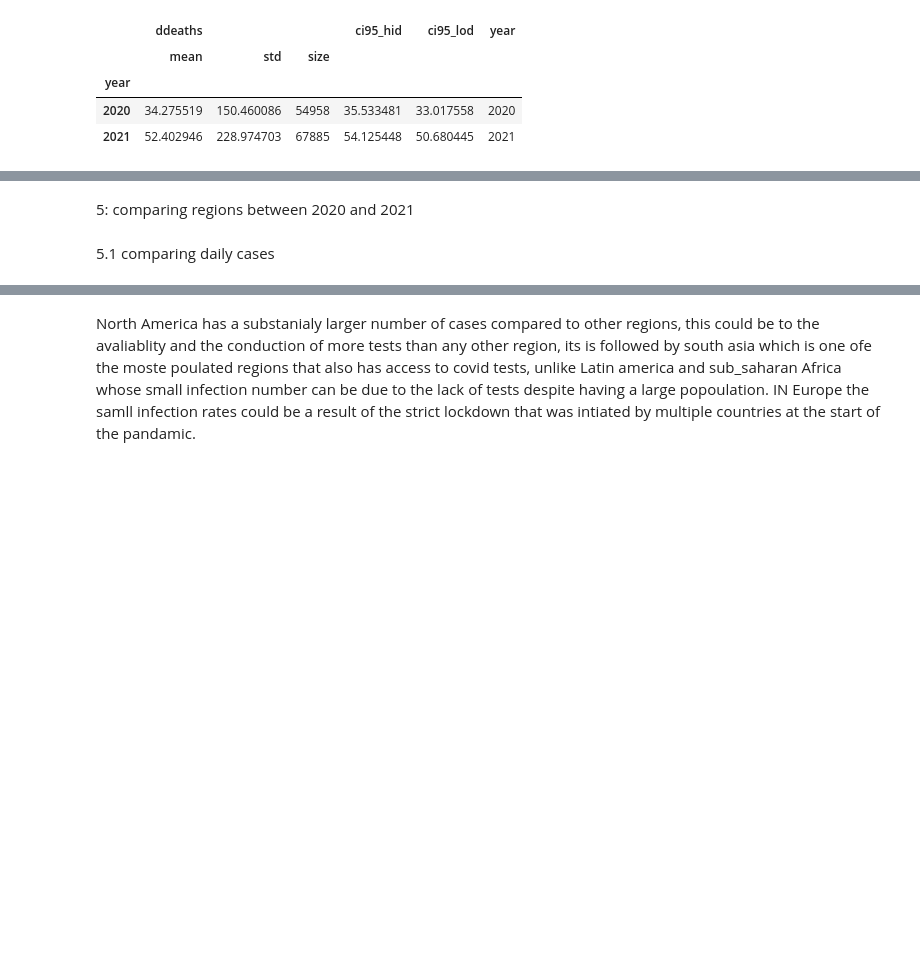
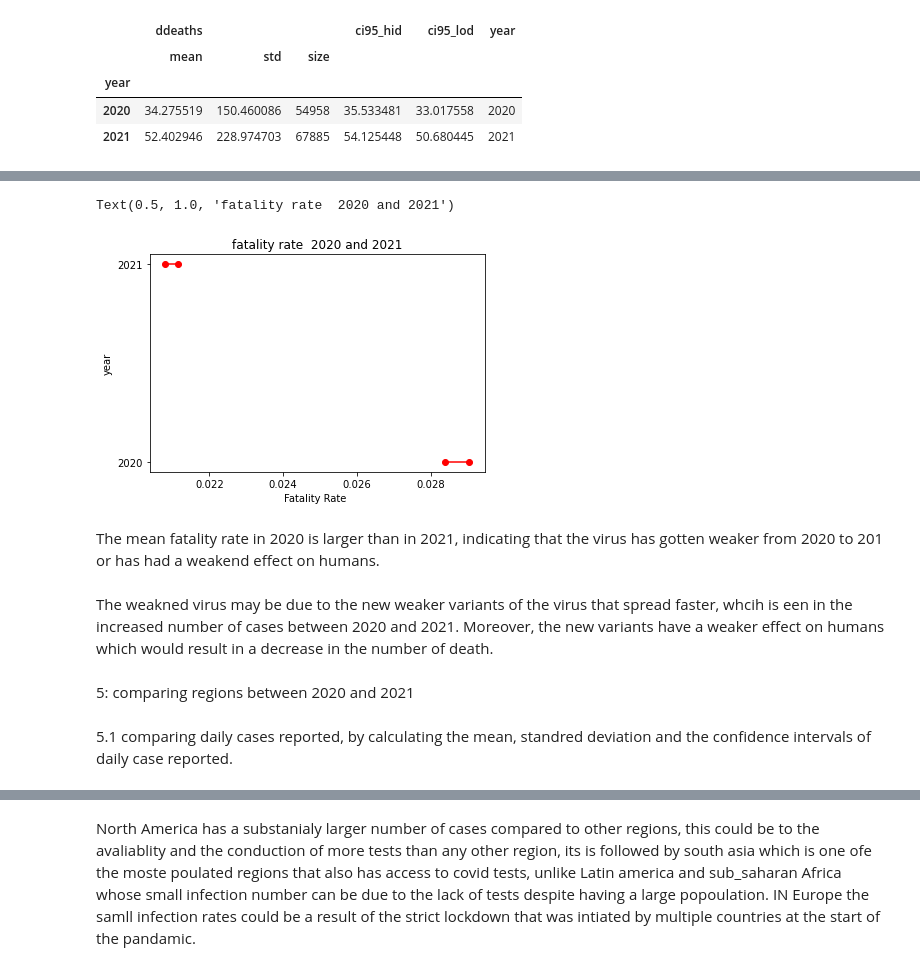
Before and after one commit to Marwanabdelmagid/Assignment-2, a Jupyter notebook: Assignment 2. .ipynb, the cells around one changed output, grey strips where cells are left out. Drawn from its saved outputs; the diff is of its cells as text; code cells hidden in the pictures; blank space fills up the shorter version.

```diff
--- a/Assignment 2. .ipynb
+++ b/Assignment 2. .ipynb
@@ -1102,0 +1300,3 @@ The increased infection rate does not equal the increase in deaths or fatality r
+# %%
+ci95_hid = []
+ci95_lod= []
@@ -1103,7 +1330,21 @@ The increased infection rate does not equal the increase in deaths or fatality r
+# %%
+for lb,ub,y in zip(df_2120f['ci95_lod'],df_2120f['ci95_hid'],range(len(df_2120f))):
+    plt.plot((lb,ub),(y,y),'ro-')
+plt.yticks(range(len(df_2120f)),list(df_2120f['year']))
+plt.xlabel("Fatality Rate ")
+plt.ylabel("year")
+plt.title("fatality rate  2020 and 2021")
+# %% [output]
+Text(0.5, 1.0, 'fatality rate  2020 and 2021')
+[figure, added]
+# %% [markdown]
+The mean fatality rate in 2020 is larger than in 2021, indicating that the virus has gotten weaker from 2020 to 201 or has  had a weakend effect on humans.
+# %% [markdown]
+ The weakned virus may be due to the new weaker variants  of the virus that spread faster, whcih is een in the increased number of cases between 2020 and 2021. Moreover, the new variants have a weaker effect on humans which would result in a decrease in the number of death.
 # %% [markdown]
 5: comparing regions between 2020 and 2021
 # %% [markdown]
-5.1 comparing daily cases
+5.1 comparing daily cases reported, by calculating the mean, standred deviation and the confidence intervals of daily case reported.
 # %%
 stats1c=df.groupby(['region','year']).agg({"dcases": [np.mean, np.std, np.size,get_ci_lb,get_ci_ub]})
 # %%
```
Also changed, not shown: parts of 142 cells of this notebook, 2 other files.
